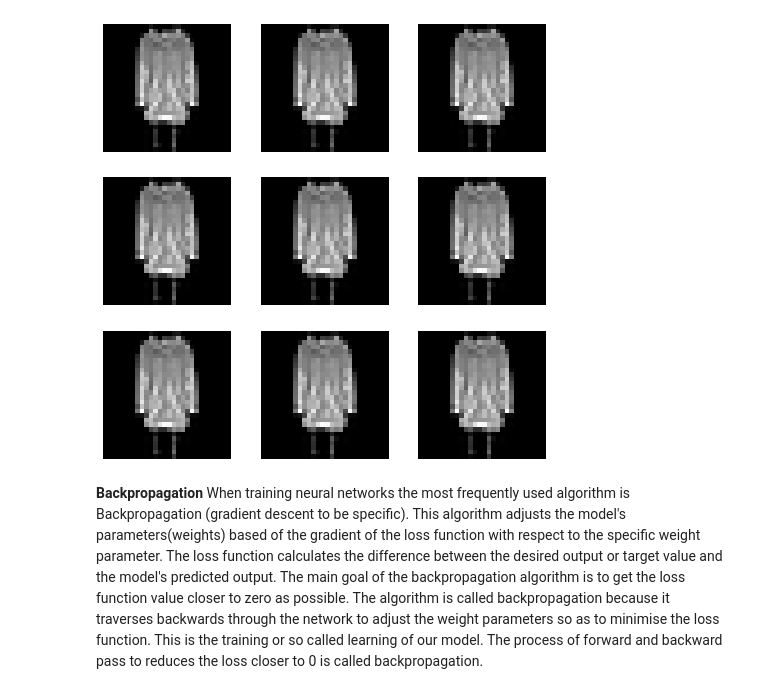
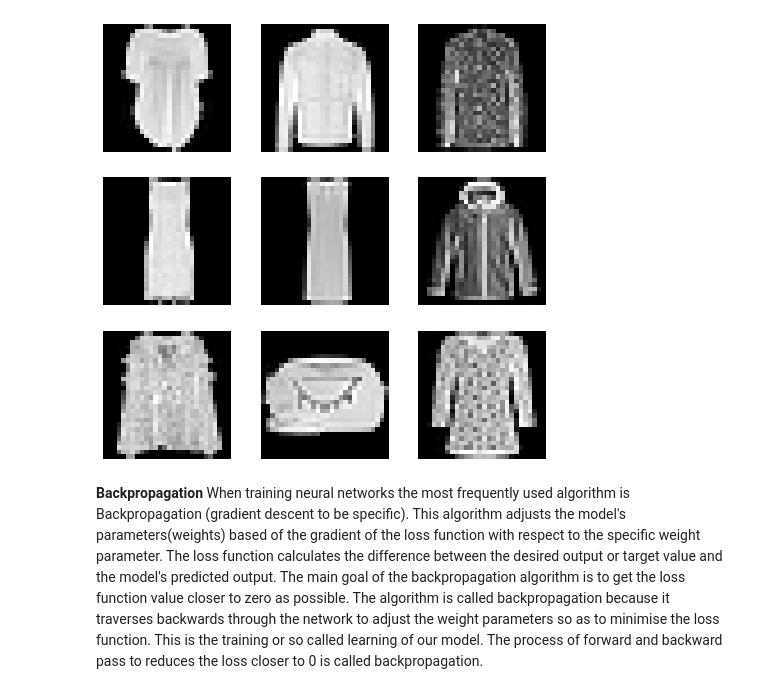
Before and after one commit to Reptilefury/coursera-machine-learning, a Jupyter notebook: Differentiantion.ipynb, the cells around one changed output. Drawn from its saved outputs; the diff is of its cells as text; code cells hidden in the pictures.

```diff
--- a/Differentiantion.ipynb
+++ b/Differentiantion.ipynb
@@ -45,15 +61,15 @@ labels_map = {
 # %%
 #Visualizing the dataset
 figure = plt.figure(figsize=(8,8))
 cols,rows = 3,3
 for i in range(1, cols * rows + 1):
   sample_idx = torch.randint(len(train_data), size=(1,)).item()
-  images, labels = train_data[sample_idx]
+  image, labels = train_data[sample_idx]
   figure.add_subplot(rows, cols, i)
   plt.axis('off')
   plt.imshow(image.squeeze(),cmap='gray')
 # %% [output]
-[figure, old version]
+[figure, new version]
 # %%
 #Build the network by defining a class which inherits/subclasses the torch.nn Module
 class NeuralNetwork(nn.Module):
```
Also changed, not shown: parts of 29 cells of this notebook.
